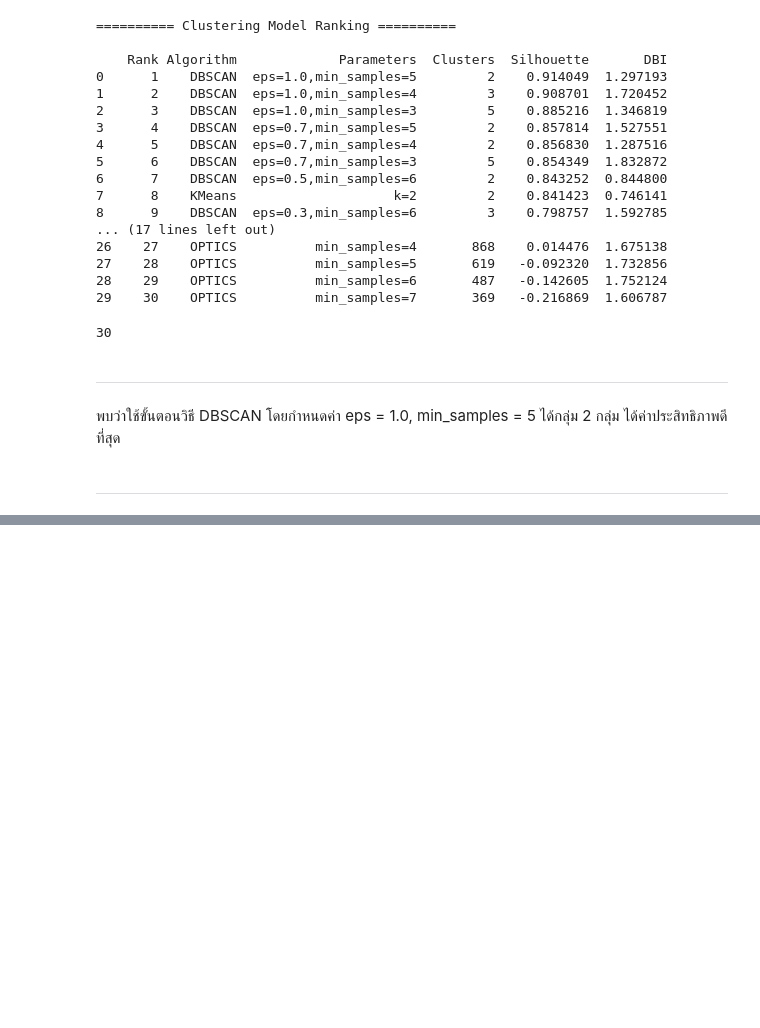
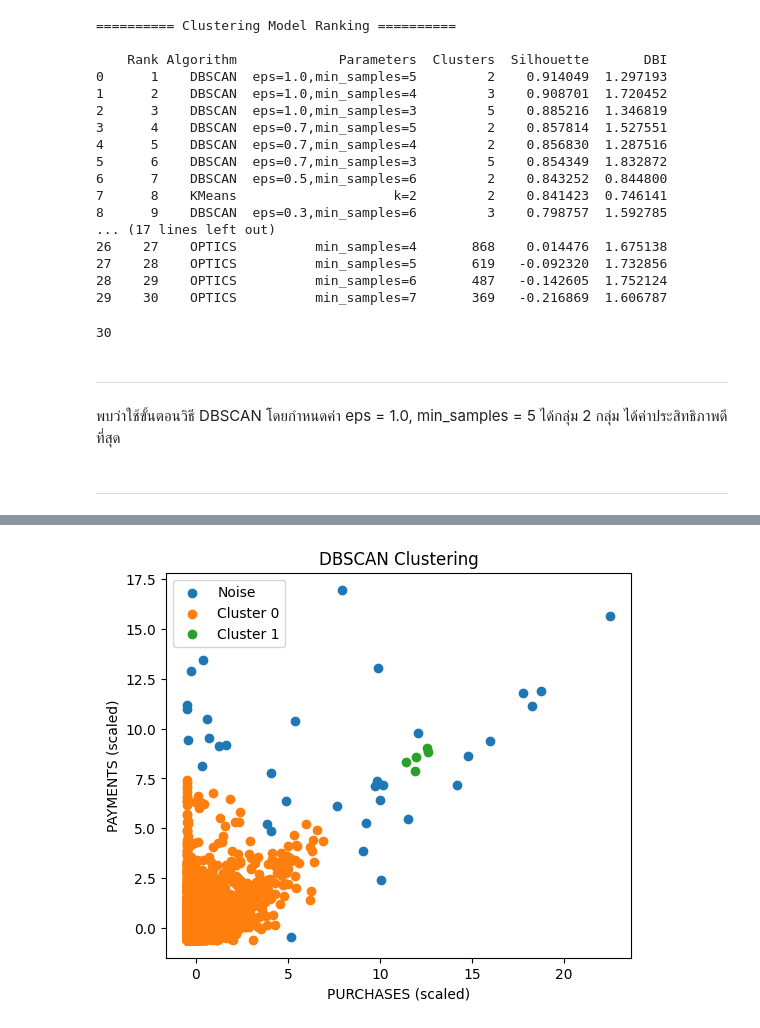
Before and after one commit to kamonphankanthayod/ml-clustering-credit-card, a Jupyter notebook: clustering_benchmark_credit_card_6609520116.ipynb, the cells around one changed output, grey strips where cells are left out. Saved outputs shown, nothing was run; the diff lists cells and outputs as text; code cells hidden in the pictures; blank space fills up the shorter version.

```diff
--- a/clustering_benchmark_credit_card_6609520116.ipynb
+++ b/clustering_benchmark_credit_card_6609520116.ipynb
@@ -177,3 +177,89 @@ print(len(results))
 พบว่าใช้ขั้นตอนวิธี DBSCAN โดยกำหนดค่า eps = 1.0, min_samples = 5 ได้กลุ่ม 2 กลุ่ม ได้ค่าประสิทธิภาพดีที่สุด
 # %% [markdown]
 ----------------------------------------------------
+# %%
+# ------------------------------------------------
+# 8 Best model per algorithm
+# ------------------------------------------------
+
+best_models = result_df.groupby("Algorithm").first().reset_index()
+# %%
+# ------------------------------------------------
+# 9 Cluster analysis
+# ------------------------------------------------
+
+for i,row in best_models.iterrows():
+
+    labels = row["Labels"]
+
+    temp = df.copy()
+
+    temp["Cluster"] = labels
+
+    temp = temp[temp["Cluster"] != -1]
+
+    n_clusters = temp["Cluster"].nunique()
+
+    print("\n--------------------------------")
+    print(f"Algorithm: {row['Algorithm']}")
+    print(f"Parameters: {row['Parameters']}")
+    print(f"Detected clusters: {n_clusters}")
+
+    # --------------------------------
+    # Cluster profile
+    # --------------------------------
+
+    profile = temp.groupby("Cluster")[
+        ["PURCHASES", "PAYMENTS"]
+    ].mean()
+
+    print("\nCluster Profile")
+    print(profile)
+
+    # --------------------------------
+    # Cluster visualization
+    # --------------------------------
+
+    plt.figure(figsize=(6,5))
+
+    unique_clusters = np.unique(labels)
+
+    colors = plt.cm.tab10(range(len(unique_clusters)))
+
+    for cluster, color in zip(unique_clusters, colors):
+
+        cluster_points = X_scaled[labels == cluster]
+
+        if cluster == -1:
+            label = "Noise"
+        else:
+            label = f"Cluster {cluster}"
+
+        plt.scatter(
+            cluster_points[:,0],
+            cluster_points[:,1],
+            color=color,
+            label=label
+        )
+
+    plt.xlabel("PURCHASES (scaled)")
+    plt.ylabel("PAYMENTS (scaled)")
+    plt.title(f"{row['Algorithm']} Clustering")
+    plt.legend()
+
+    plt.show()
+
+    # --------------------------------
+    # Cluster size distribution
+    # --------------------------------
+
+    plt.figure(figsize=(5,4))
+
+    temp["Cluster"].value_counts().sort_index().plot(kind="bar")
+
+    plt.title(f"{row['Algorithm']} Cluster Size")
+    plt.xlabel("Cluster")
+    plt.ylabel("Count")
+
+    plt.show()
+# %% [output]
@@ -179,0 +276 @@ print(len(results))
+[figure, added]
```
Also changed, not shown: parts of 3 cells of this notebook.
